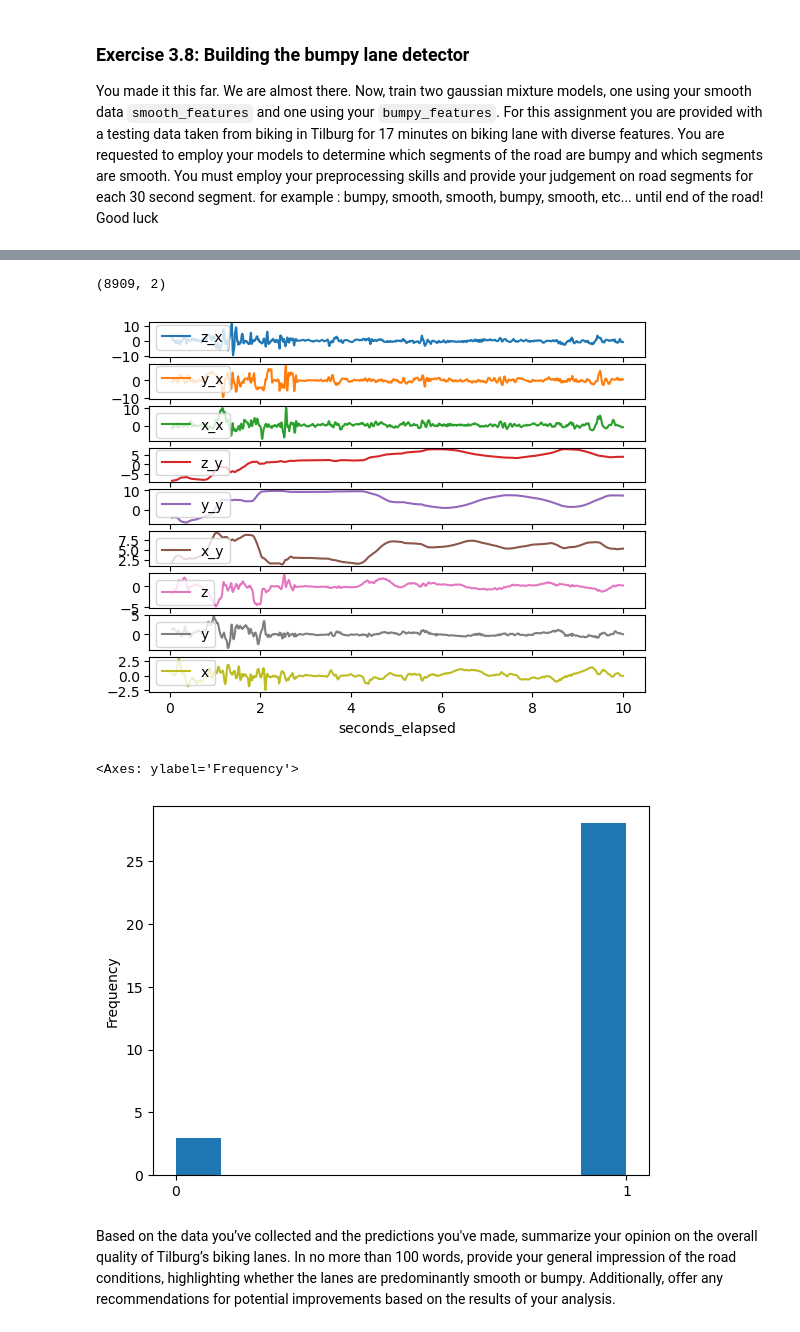
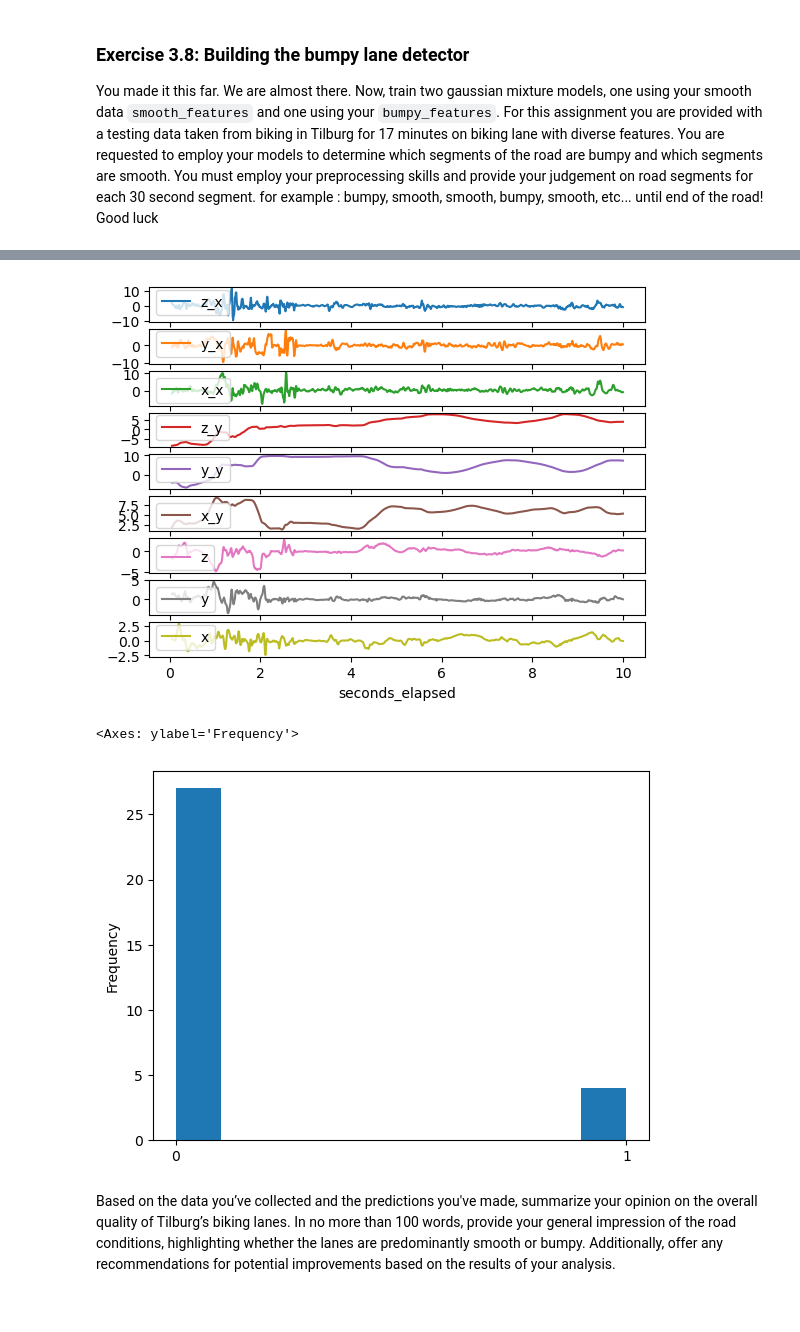
Before and after one commit to fbouwman01/Assignment-1b-data-analysis-for-bumpy-lane-detection, a Jupyter notebook: Template_1b.ipynb, the cells around one changed output, grey strips where cells are left out. Saved outputs shown, nothing was run; the diff lists cells and outputs as text; code cells hidden in the pictures.

Commit message:
refactor the functions

```diff
--- a/Template_1b.ipynb
+++ b/Template_1b.ipynb
@@ -593,6 +630,13 @@ Create a function `J = loglikelihood(X, means, covs, rho)` that accepts the data
 # %%
 #// BEGIN_TODO Complete the loglikelihood(X, means, covs, rho) function
 def loglikelihood(X,means,covs, rho):
+    """The function calculates the log-likelihood of a given dataset with a certain Gassian mixture model.
+    input: Data (X), Mean of cluster (means), Covariante matrix of clusters (covs), mixing coefficients (rho)
+    output: log-likelihood
+
+
+    """
+
     return sum((np.log(sum(rho[k]*multivariate_normal.pdf(X[n,:],means[k],covs[k])
                 for k in range(len(rho)))) for n in range(np.size(X,0))))
 
@@ -620,6 +664,11 @@ The function should return all the parameters of the trained Gaussian mixture mo
 # %%
 #// BEGIN_TODO Complete the GMM_modeling(X, K, nr_iterations) function
 def GMM_modeling(X, K, nr_iterations):
+    """ The function aplies the gassian mixture moddeling at a dataset.
+    input: Data (X), number of clusters (K), max iterations (nr_iterations)
+    output: Mean of cluster (means), Covariante matrix of clusters (covs), mixing coefficients (rho), responsibility (gamma), log-likelihood (J)
+
+    """
     means,covs,rho = initialize_GMM(X, K)
 
     J=[]
@@ -739,20 +800,33 @@ plot_gmm_contours(gmm_pca, data_pca)
 Proceeding with the sklearn implementation, employ different elbow based quantitative techniques to decide optimum number of components. Employ your `combined_features` matrix and sklearn implementation.
 # %%
 #// BEGIN_TODO determine number of GMM components
+# moet ik nog aan werken om het goed te bepalen (want er staat meervoud)
 J_total = []
 n_componts = []
 PCA_model = PCA(n_components=2).fit(combined_features)
 pca_com_feat = PCA_model.transform(combined_features)
+
+Bic_inf=[]
+Aic_inf=[]
 for i in range(1,10):
     n_componts += [i]
     GMM_model = GaussianMixture(n_components=i, random_state=42)
     GMM_model.fit(pca_com_feat)
+    Bic_inf += [GMM_model.bic(pca_com_feat)]
+    Aic_inf += [GMM_model.aic(pca_com_feat)]
     J_total += [sum(GMM_model.score_samples(pca_com_feat))]
-print(J_total)
 plt.plot(n_componts, J_total,"+")
 plt.xlabel("Number of components (n)")
 plt.ylabel("Total log-likehood")
+plt.show()
 
-
+plt.plot(n_componts,Bic_inf,"+" )
+plt.xlabel("Number of components (n)")
+plt.ylabel("Bic")
+plt.show()
+plt.plot(n_componts,Aic_inf,"+" )
+plt.xlabel("Number of components (n)")
+plt.ylabel("Aic")
+plt.show()
 #// END_TODO
 # %% [output]
@@ -786,7 +860,7 @@ smooth_features = np.load('smoothfeatures.npy')
 bumpy_pca = PCA_model.transform(bumpy_features)
 smooth_pca = PCA_model.transform(smooth_features)
 
-Num_groups=7
+Num_groups=3
 
 means_sm, covs_sm, rho_sm, gamma_sm, J_sm = GMM_modeling(smooth_pca, Num_groups, 10)
 means_bu, covs_bu, rho_bu, gamma_bu, J_bu = GMM_modeling(bumpy_pca , Num_groups, 10)
@@ -888,7 +962,6 @@ Til_data_norm.iloc[:,1:] = (Til_data.iloc[:,1:]-Til_data.iloc[:,1:].mean(axis=0)
 
 #// END_TODO
 # %% [output]
-(8909, 2)
 [figure]
 # %%
 #// BEGIN_TODO Classify Tilburg biking lane
@@ -898,35 +971,36 @@ def transform_data(X,PCA_model = PCA_model):
     PCA_X = PCA_model.transform(X_features)
     return PCA_X
 
 model_smooth = [means_sm, covs_sm, rho_sm]
 model_bumpy = [means_bu,covs_bu, rho_bu]
 
 
 def classifer(X, models =[model_bumpy, model_smooth], PCA_model = PCA_model):
     J_total=[]
 
     for parts in range(0,int(np.floor(1018/30))):
         T_start = parts*30
         T_end = T_start+30
         X_part= X.iloc[np.where((X["seconds_elapsed"]>T_start) & (X["seconds_elapsed"]<T_end))[0],:]
         if X_part.shape[0]>0:
             X_PCA = transform_data(X_part, PCA_model)
             J_compare=[]
             for i in range(0,2):
                 J_compare+= [loglikelihood(X_PCA,*models[i])]
-            if J_compare[0]< J_compare[1]:
+            if J_compare[0]> J_compare[1]:
                 J_total += [0] #"bumpy"
             else:
                 J_total += [1] #"smooth"
 
     return J_total
 kwaliteit_wegen = classifer(Til_data_norm)
 pd.DataFrame(kwaliteit_wegen).plot(kind="hist", xticks=[0,1], legend=False)
 
+
 #// END_TODO
 # %% [output]
 <Axes: ylabel='Frequency'>
-[figure, old version]
+[figure, new version]
 # %% [markdown]
 Based on the data you’ve collected and the predictions you've made, summarize your opinion on the overall quality of Tilburg’s biking lanes. In no more than 100 words, provide your general impression of the road conditions, highlighting whether the lanes are predominantly smooth or bumpy. Additionally, offer any recommendations for potential improvements based on the results of your analysis.
 # %%
```
Also changed, not shown: parts of 11 cells of this notebook.
